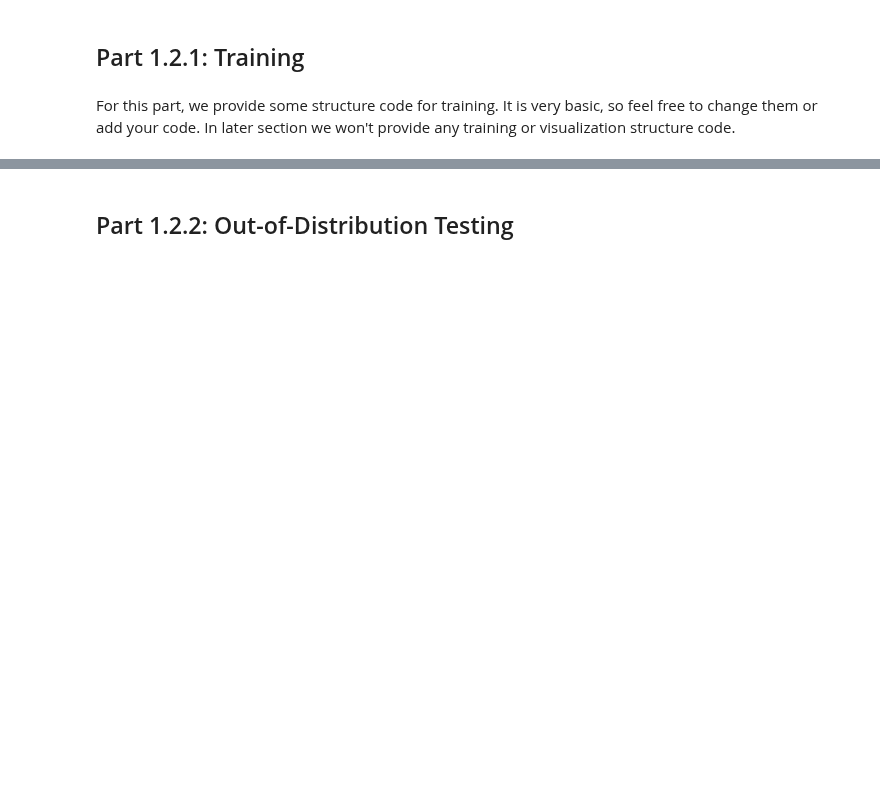
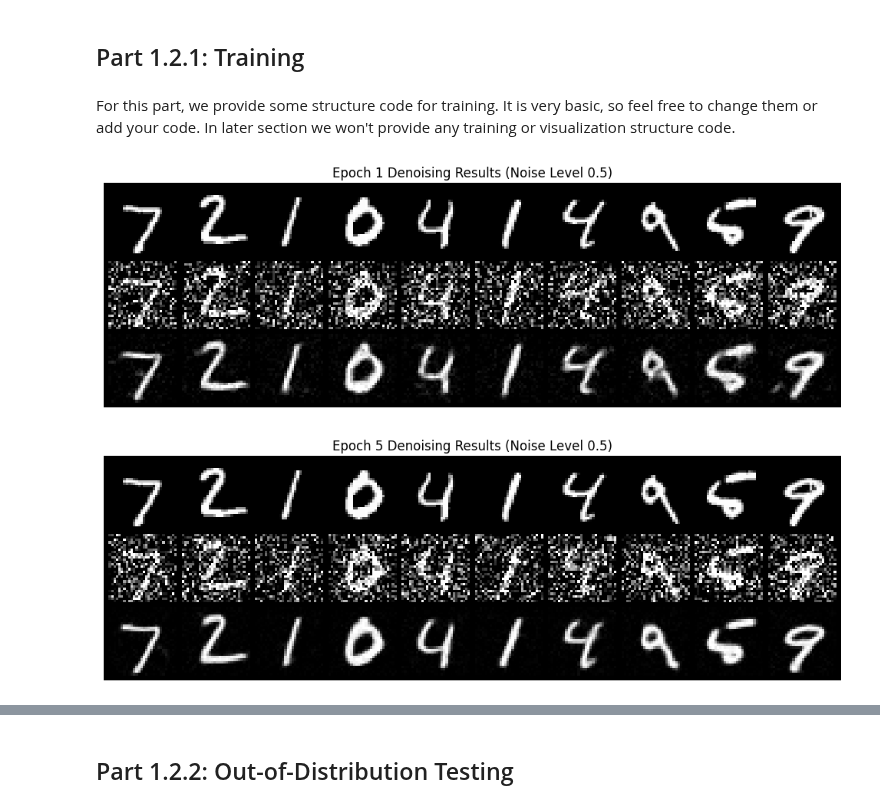
Before and after one commit to smen0n/smen0n.github.io, a Jupyter notebook: 3/partb.ipynb, the cells around one changed output, grey strips where cells are left out. Saved outputs shown, nothing was run; the diff lists cells and outputs as text; code cells hidden in the pictures; blank space fills up the shorter version.

```diff
--- a/3/partb.ipynb
+++ b/3/partb.ipynb
@@ -303,41 +322,58 @@ class UnconditionalUNet(nn.Module):
 For this part, we provide some structure code for training. It is very basic, so feel free to change them or add your code. In later section we won't provide any training or visualization structure code.
 # %%
 # Complete the recommended denoising hyperparameters from Section 1.2.1.
-batch_size = None
-learning_rate = None
-noise_level = None
-hidden_dim = None
-num_epochs = None
+batch_size = 256
+learning_rate = 1e-4
+noise_level = 0.5
+hidden_dim = 128
+num_epochs = 5
 # %%
 # MNIST train_dataset/test_dataset were loaded in setup.
 # Build shuffled training and non-shuffled test DataLoaders.
-train_loader = None
-test_loader = None
+train_loader = make_loader(batch_size=batch_size, seed=SEED)
+test_loader = DataLoader(torch.utils.data.TensorDataset(test_dataset.data[:, None].float() / 255, test_dataset.targets),batch_size=batch_size,shuffle=False)
 # %%
 # Define your model, optimizer, and loss
 # ===== your code here! ====
-model = None
-optimizer = None
-criterion = None
+model = UnconditionalUNet(in_channels=1, num_hiddens=hidden_dim).to(device)
+optimizer = torch.optim.Adam(model.parameters(), lr=learning_rate)
+criterion = nn.MSELoss()
 # ===== end of code ====
 # %%
 # The training loops
 train_losses = []
 for epoch in range(num_epochs):
+    model.train()
     for i, (images, _) in enumerate(tqdm(train_loader)):
-
+        images = images.to(device)
         # ===== your code here! ====
-
-        outputs = None
-
+        # add fresh noise for each batch
+        z = torch.randn_like(images)
+        noisy_images = images + noise_level * z
+        outputs = model(noisy_images)
         # ===== end of code ====
 
         loss = criterion(outputs, images)
         optimizer.zero_grad()
         loss.backward()
         optimizer.step()
 
         train_losses.append(loss.item())
+
+    if epoch == 0 or epoch == num_epochs - 1:
+        model.eval()
+        with torch.no_grad():
+            test_images, _ = next(iter(test_loader))
+            test_images = test_images[:10].to(device)
+            noisy_test = test_images + noise_level * torch.randn_like(test_images)
+            denoised_test = model(noisy_test)
+
+            # stack original, noisy, and denoised for visualization
+            vis_grid = torch.cat([test_images, noisy_test, denoised_test], dim=0)
+            show_grid(vis_grid, title=f"Epoch {epoch+1} Denoising Results (Noise Level 0.5)", filename=f"denoise_epoch_{epoch+1}.png", nrow=10)
+# %% [output]
+[figure, added]
+[figure, added]
 # %%
 # Visualize your training curve
 # ===== your code here! ====
```
Also changed, not shown: parts of 23 cells of this notebook.
